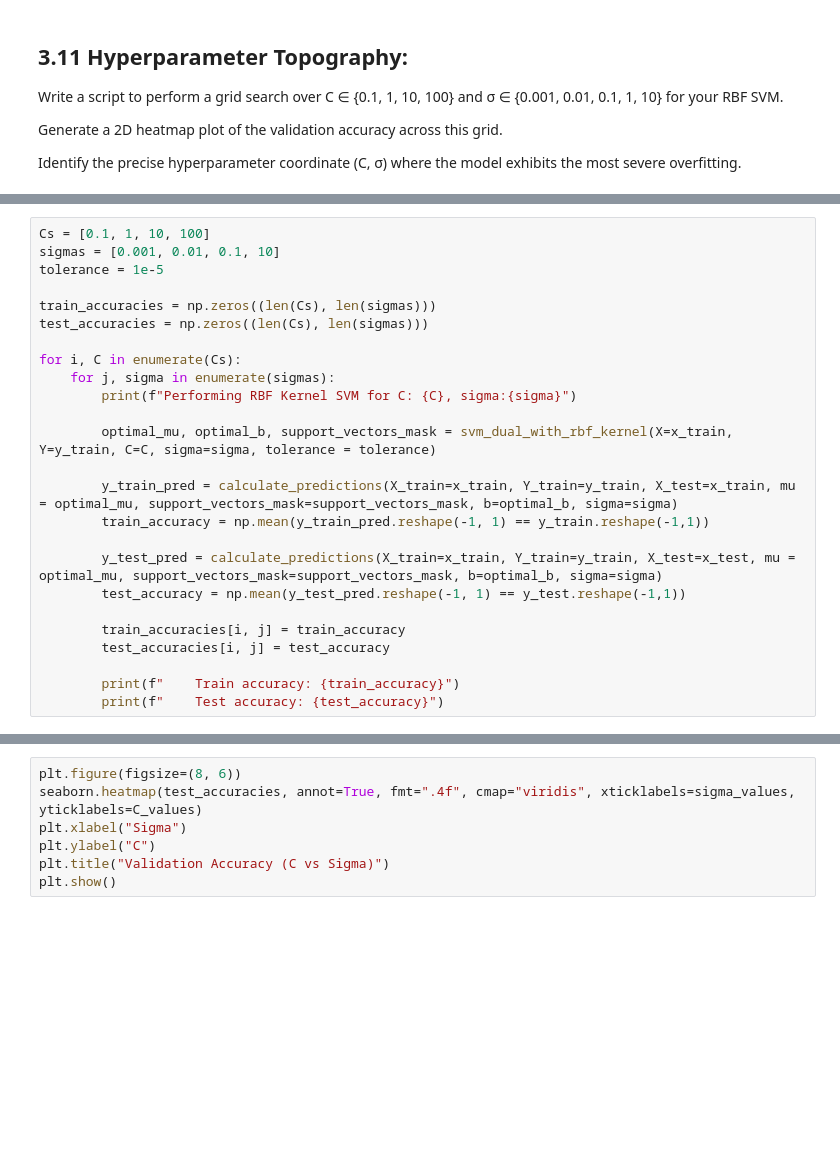
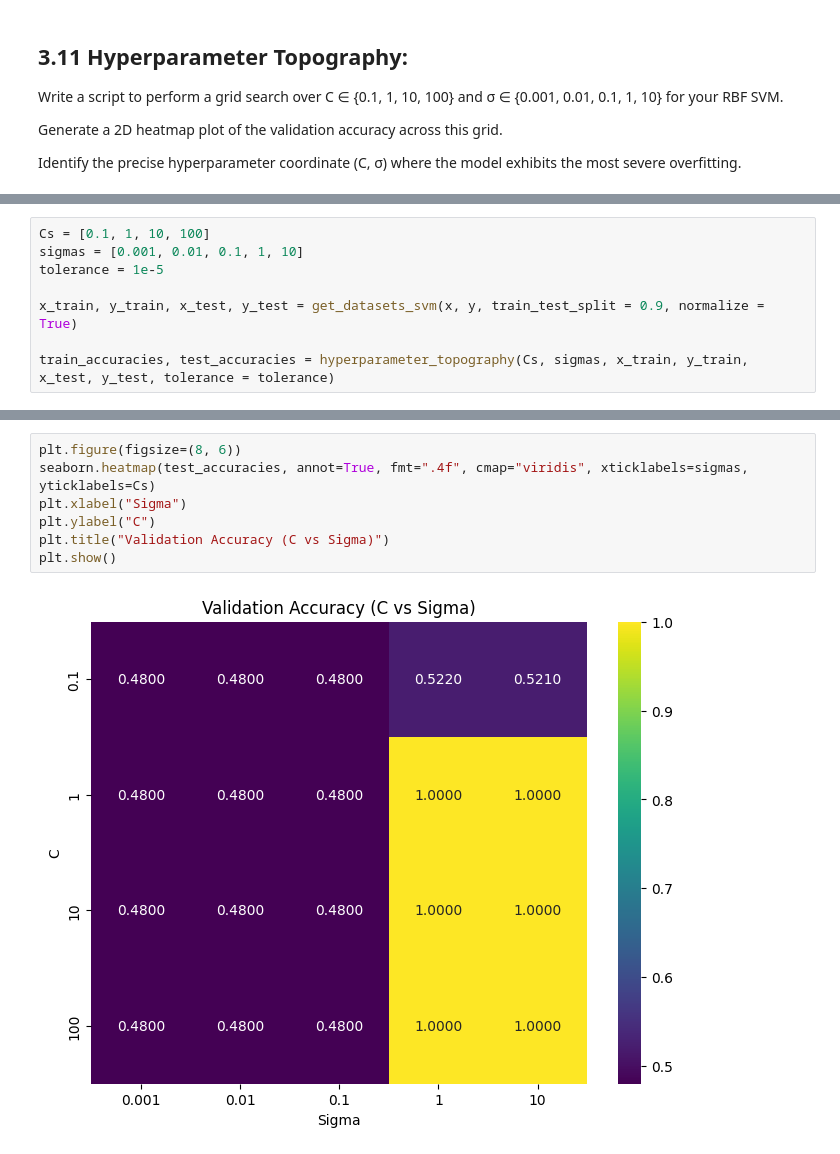
Before and after one commit to Bitupan132/E1_213_Pattern_Recognition_and_Neural_Networks, a Jupyter notebook: Assignment_1/src/3_high_frequency_icu_telemetry.ipynb, the cells around one changed output, grey strips where cells are left out. Cells and saved outputs as stored; diff of their text form; blank space fills up the shorter version.

```diff
--- a/Assignment_1/src/3_high_frequency_icu_telemetry.ipynb
+++ b/Assignment_1/src/3_high_frequency_icu_telemetry.ipynb
@@ -979,27 +1012,10 @@ y_pred = calculate_predictions(X_train=x_train, Y_train=y_train, X_test=x_test,
 # %%
 Cs = [0.1, 1, 10, 100]
-sigmas = [0.001, 0.01, 0.1, 10]
+sigmas = [0.001, 0.01, 0.1, 1, 10]
 tolerance = 1e-5
 
-train_accuracies = np.zeros((len(Cs), len(sigmas)))
-test_accuracies = np.zeros((len(Cs), len(sigmas)))
+x_train, y_train, x_test, y_test = get_datasets_svm(x, y, train_test_split = 0.9, normalize = True)
 
-for i, C in enumerate(Cs):
-    for j, sigma in enumerate(sigmas):
-        print(f"Performing RBF Kernel SVM for C: {C}, sigma:{sigma}")
-
-        optimal_mu, optimal_b, support_vectors_mask = svm_dual_with_rbf_kernel(X=x_train, Y=y_train, C=C, sigma=sigma, tolerance = tolerance)
-
-        y_train_pred = calculate_predictions(X_train=x_train, Y_train=y_train, X_test=x_train, mu = optimal_mu, support_vectors_mask=support_vectors_mask, b=optimal_b, sigma=sigma)
-        train_accuracy = np.mean(y_train_pred.reshape(-1, 1) == y_train.reshape(-1,1))
-
-        y_test_pred = calculate_predictions(X_train=x_train, Y_train=y_train, X_test=x_test, mu = optimal_mu, support_vectors_mask=support_vectors_mask, b=optimal_b, sigma=sigma)
-        test_accuracy = np.mean(y_test_pred.reshape(-1, 1) == y_test.reshape(-1,1))
-
-        train_accuracies[i, j] = train_accuracy
-        test_accuracies[i, j] = test_accuracy
-
-        print(f"    Train accuracy: {train_accuracy}")
-        print(f"    Test accuracy: {test_accuracy}")
+train_accuracies, test_accuracies = hyperparameter_topography(Cs, sigmas, x_train, y_train, x_test, y_test, tolerance = tolerance)
 # %% [output]
 Performing RBF Kernel SVM for C: 0.1, sigma:0.001
@@ -1023,8 +1066,10 @@ KeyboardInterrupt:
 # %%
 plt.figure(figsize=(8, 6))
-seaborn.heatmap(test_accuracies, annot=True, fmt=".4f", cmap="viridis", xticklabels=sigma_values, yticklabels=C_values)
+seaborn.heatmap(test_accuracies, annot=True, fmt=".4f", cmap="viridis", xticklabels=sigmas, yticklabels=Cs)
 plt.xlabel("Sigma")
 plt.ylabel("C")
 plt.title("Validation Accuracy (C vs Sigma)")
 plt.show()
+# %% [output]
+[figure, added]
 # %%
```
Also changed, not shown: parts of 12 cells of this notebook, 1 other file.
